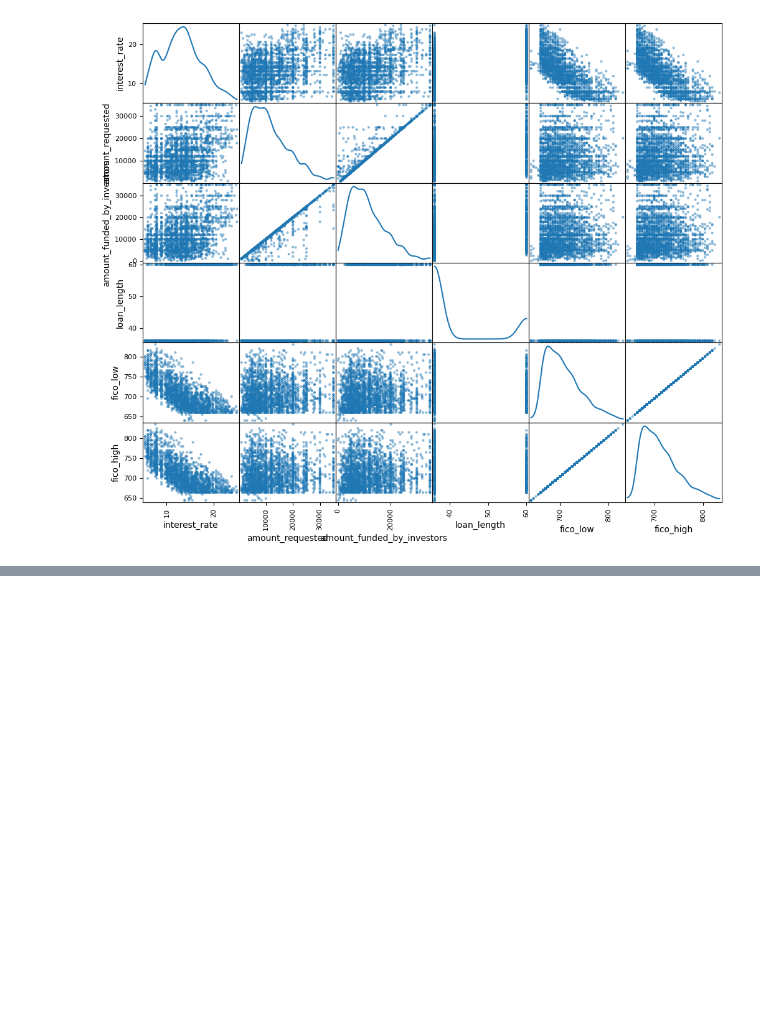
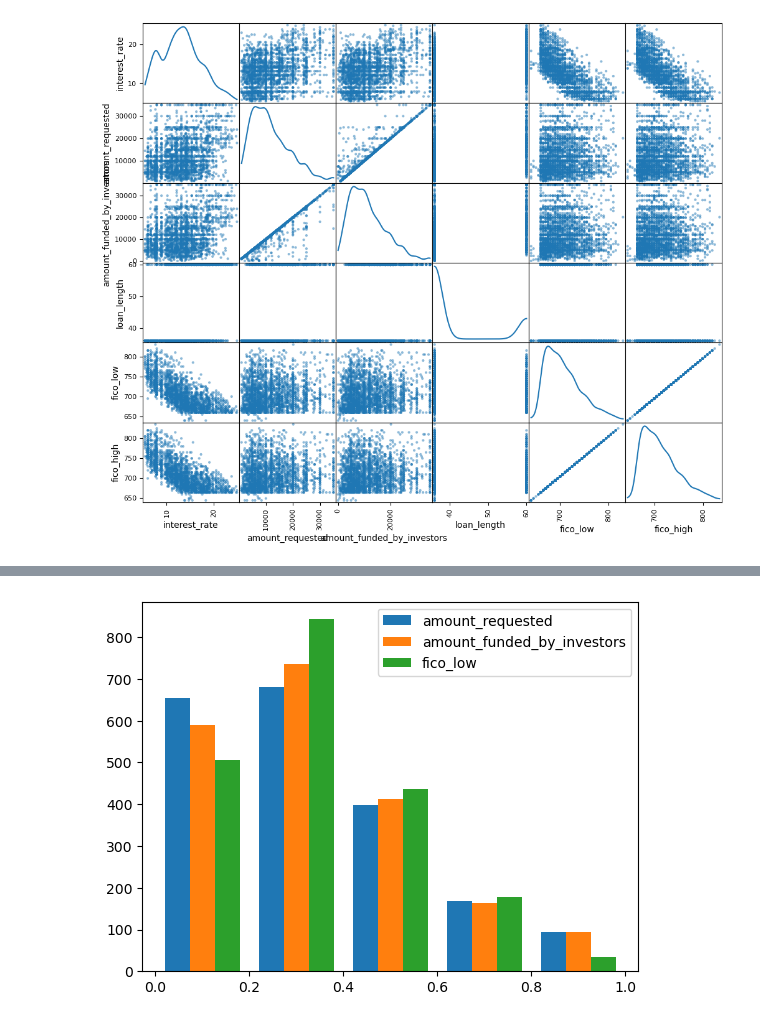
Before and after one commit to j-forte/Liner-Regression_CaseStudy, a Jupyter notebook: main.ipynb, the cells around one changed output, grey strips where cells are left out. Cells and saved outputs as stored; diff of their text form; code cells hidden in the pictures; blank space fills up the shorter version.

```diff
--- a/main.ipynb
+++ b/main.ipynb
@@ -156,0 +294,6 @@ df_clean_interest.describe()
+# %%
+plt.hist(X_train_normal, bins=5, label= X_train_normal.columns)
+plt.legend(loc='upper right')
+plt.show()
+# %% [output]
+[figure, added]
```
Also changed, not shown: parts of 12 cells of this notebook.
